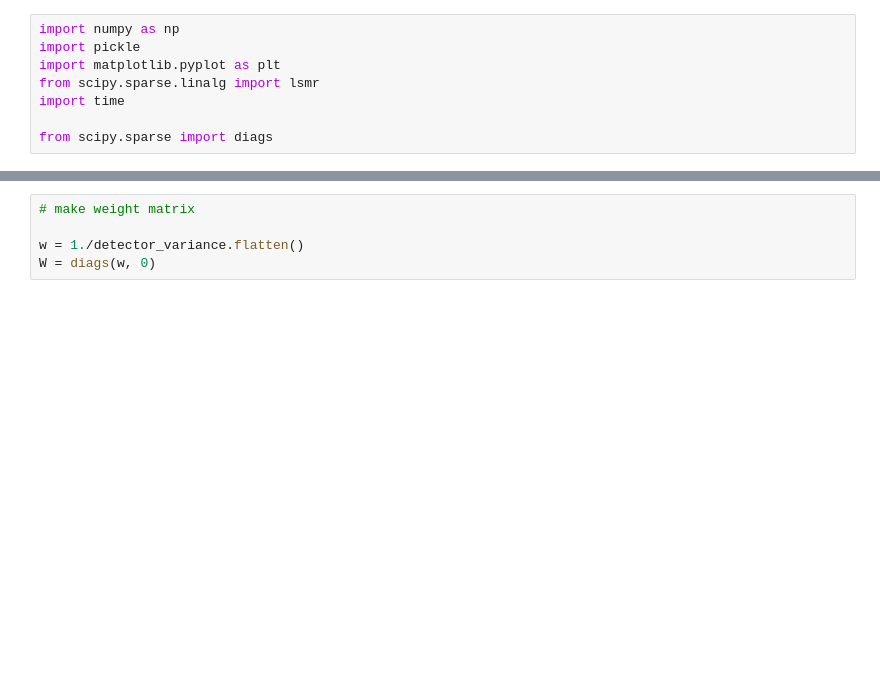
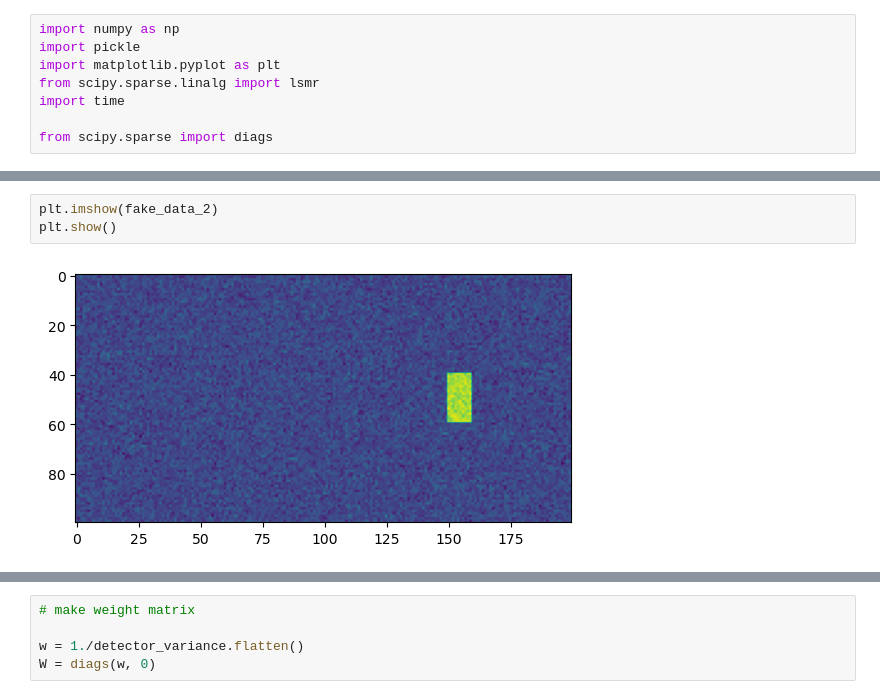
Before and after one commit to mwanakijiji/photonics_spectroscopy, a Jupyter notebook: notebooks_for_development/extract_step.ipynb, the cells around one changed output, grey strips where cells are left out. Drawn from its saved outputs; the diff is of its cells as text; blank space fills up the shorter version.

```diff
--- a/notebooks_for_development/extract_step.ipynb
+++ b/notebooks_for_development/extract_step.ipynb
@@ -45,0 +50,5 @@ plt.show()
+# %%
+plt.imshow(fake_data_2)
+plt.show()
+# %% [output]
+[figure, added]
```
Also changed, not shown: parts of 27 cells of this notebook.
